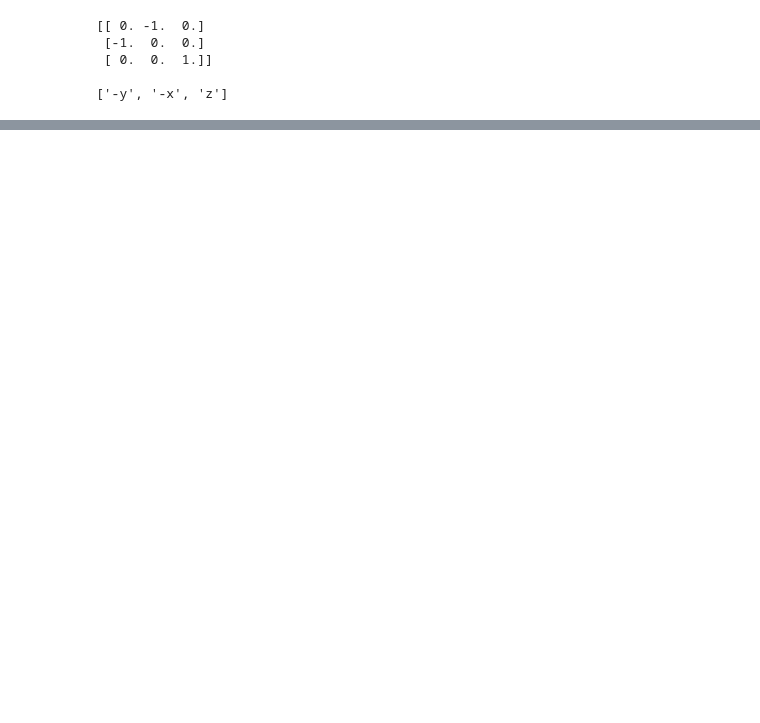
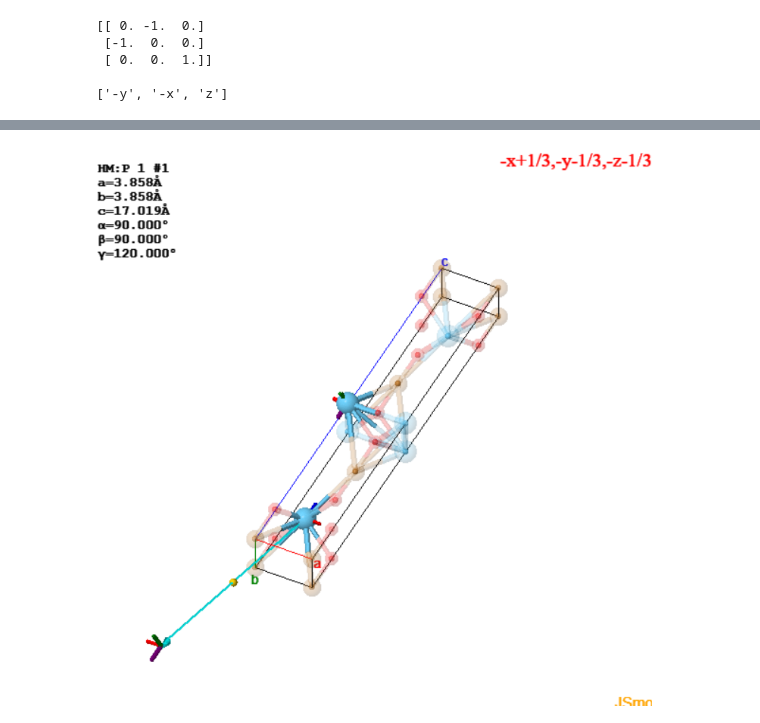
Before and after one commit to Simiavarone/lmapr1492, a Jupyter notebook: symmetry.ipynb, the cells around one changed output, grey strips where cells are left out. Cells and saved outputs as stored; diff of their text form; code cells hidden in the pictures; blank space fills up the shorter version.

```diff
--- a/symmetry.ipynb
+++ b/symmetry.ipynb
@@ -102,0 +134,4 @@ nouvelle position pour l'atome "O" : [-14.585    0.6667  -2.262 ]
+# %%
+Image(filename='la26.PNG')
+# %% [output]
+[figure, added]
```
Also changed, not shown: parts of 9 cells of this notebook, 9 other files.
